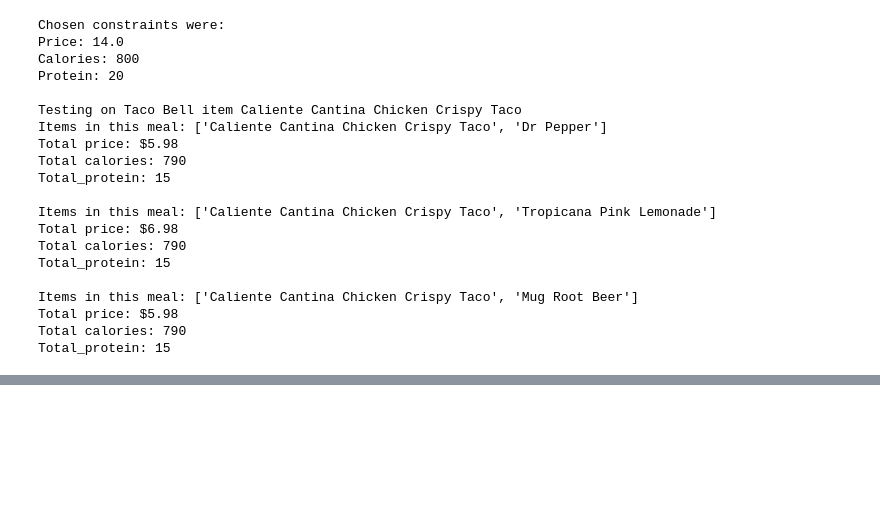
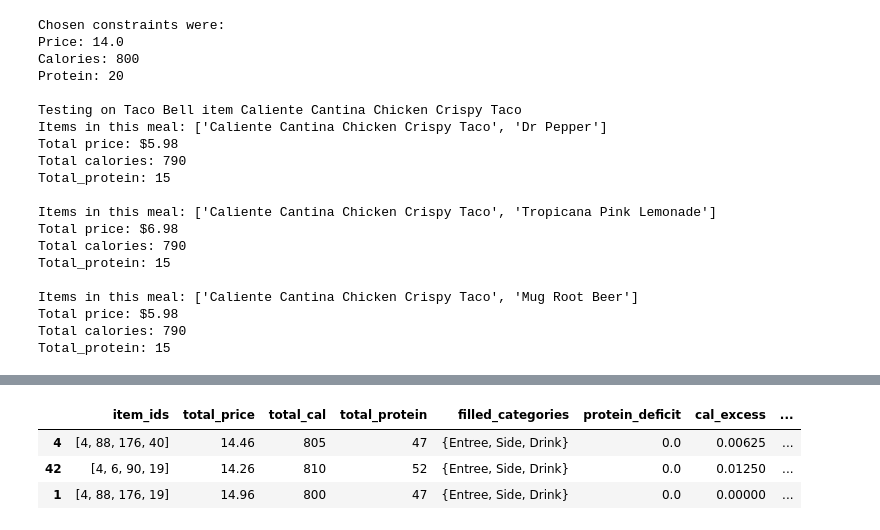
Before and after one commit to aalfurai/EateryAI, a Jupyter notebook: sandbox/meal_combo_sandbox.ipynb, the cells around one changed output, grey strips where cells are left out. Cells and saved outputs as stored; diff of their text form; code cells hidden in the pictures; blank space fills up the shorter version.

Commit message:
basic scoring added, but meal solver still needs work

```diff
--- a/sandbox/meal_combo_sandbox.ipynb
+++ b/sandbox/meal_combo_sandbox.ipynb
@@ -813,0 +923,50 @@ Notes:
+# %%
+def score_and_rank_meals(df_candidate_meals):
+    df_candidate_meals['protein_deficit'] = (
+        (USER_PROTEIN - df_candidate_meals['total_protein'])
+        .clip(lower=0)
+        / USER_PROTEIN
+    )
+
+    df_candidate_meals['cal_excess'] = (
+        (df_candidate_meals['total_cal'] - USER_CAL)
+        .clip(lower=0)
+        / USER_CAL
+    )
+
+    df_candidate_meals['price_excess'] = (
+        (df_candidate_meals['total_price'] - USER_PRICE)
+        .clip(lower=0)
+        / USER_PRICE
+    )
+
+    # add a bonus for cheaper meals
+    df_candidate_meals['cheap_bonus'] = (
+        (USER_PRICE - df_candidate_meals['total_price'])
+        .clip(lower=0)
+        / USER_PRICE
+    )
+
+    # lower score is better
+    df_candidate_meals['score'] = (
+        W_PROTEIN * df_candidate_meals['protein_deficit'] +
+        W_CAL * df_candidate_meals['cal_excess'] +
+        W_PRICE * df_candidate_meals['price_excess'] -
+        W_CHEAP * df_candidate_meals['cheap_bonus']
+    )
+
+    top_meals = df_candidate_meals.sort_values('score')
+
+    return top_meals
+# %%
+# test on CFA meals (Entree, Side, Drink)
+df_cfa_meals = pd.DataFrame(results_cfa)
+
+df_ranked_cfa = score_and_rank_meals(df_cfa_meals)
+
+df_ranked_cfa.head(3)
+# %% [output]
+|  | item_ids | total_price | total_cal | total_protein | filled_categories | protein_deficit | cal_excess | ... |
+| 4 | [4, 88, 176, 40] | 14.46 | 805 | 47 | {Entree, Side, Drink} | 0.0 | 0.00625 | ... |
+| 42 | [4, 6, 90, 19] | 14.26 | 810 | 52 | {Entree, Side, Drink} | 0.0 | 0.01250 | ... |
+| 1 | [4, 88, 176, 19] | 14.96 | 800 | 47 | {Entree, Side, Drink} | 0.0 | 0.00000 | ... |
```
Also changed, not shown: parts of 11 cells of this notebook.
